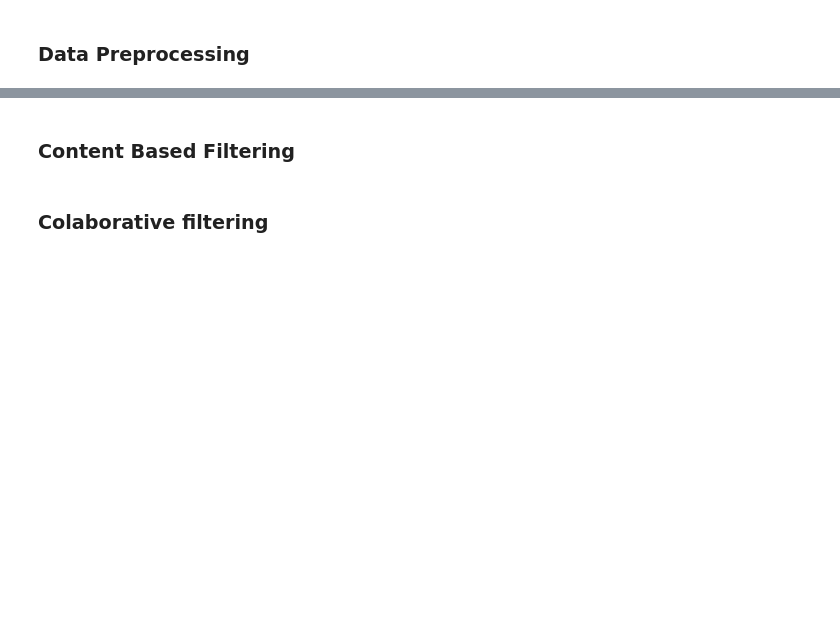
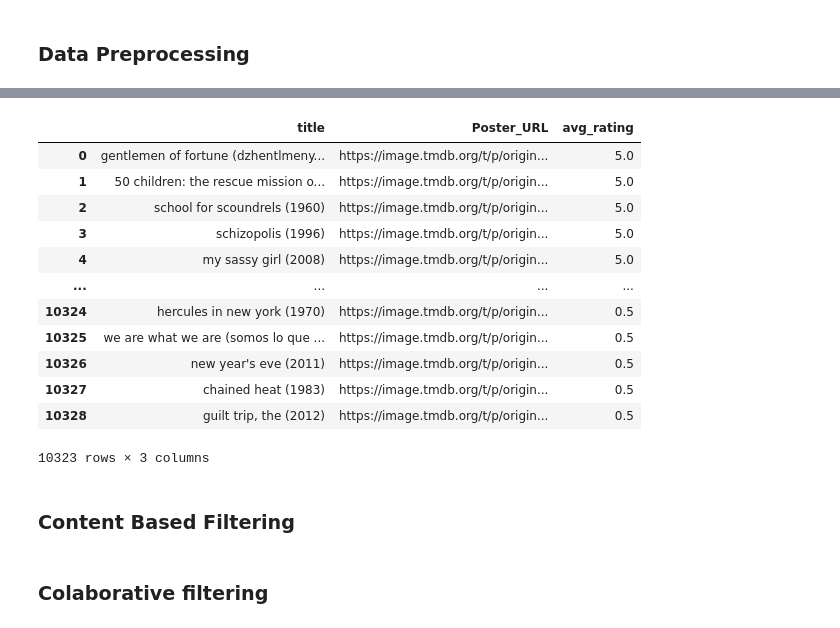
Before and after one commit to ranujap00/Movie-Recommendation-System, a Jupyter notebook: recommendation.ipynb, the cells around one changed output, grey strips where cells are left out. Cells and saved outputs as stored; diff of their text form; code cells hidden in the pictures; blank space fills up the shorter version.

```diff
--- a/recommendation.ipynb
+++ b/recommendation.ipynb
@@ -31,0 +144,17 @@ mov_ratings.head()
+# %%
+popular_df = popular_df.merge(movies,on='title').drop_duplicates('title')[['title', 'Poster_URL', 'avg_rating']]
+popular_df
+# %% [output]
+|  | title | Poster_URL | avg_rating |
+| 0 | gentlemen of fortune (dzhentlmeny... | https://image.tmdb.org/t/p/origin... | 5.0 |
+| 1 | 50 children: the rescue mission o... | https://image.tmdb.org/t/p/origin... | 5.0 |
+| 2 | school for scoundrels (1960) | https://image.tmdb.org/t/p/origin... | 5.0 |
+| 3 | schizopolis (1996) | https://image.tmdb.org/t/p/origin... | 5.0 |
+| 4 | my sassy girl (2008) | https://image.tmdb.org/t/p/origin... | 5.0 |
+| ... | ... | ... | ... |
+| 10324 | hercules in new york (1970) | https://image.tmdb.org/t/p/origin... | 0.5 |
+| 10325 | we are what we are (somos lo que ... | https://image.tmdb.org/t/p/origin... | 0.5 |
+| 10326 | new year's eve (2011) | https://image.tmdb.org/t/p/origin... | 0.5 |
+| 10327 | chained heat (1983) | https://image.tmdb.org/t/p/origin... | 0.5 |
+| 10328 | guilt trip, the (2012) | https://image.tmdb.org/t/p/origin... | 0.5 |
+10323 rows × 3 columns
```
Also changed, not shown: parts of 10 cells of this notebook, 2 other files.
